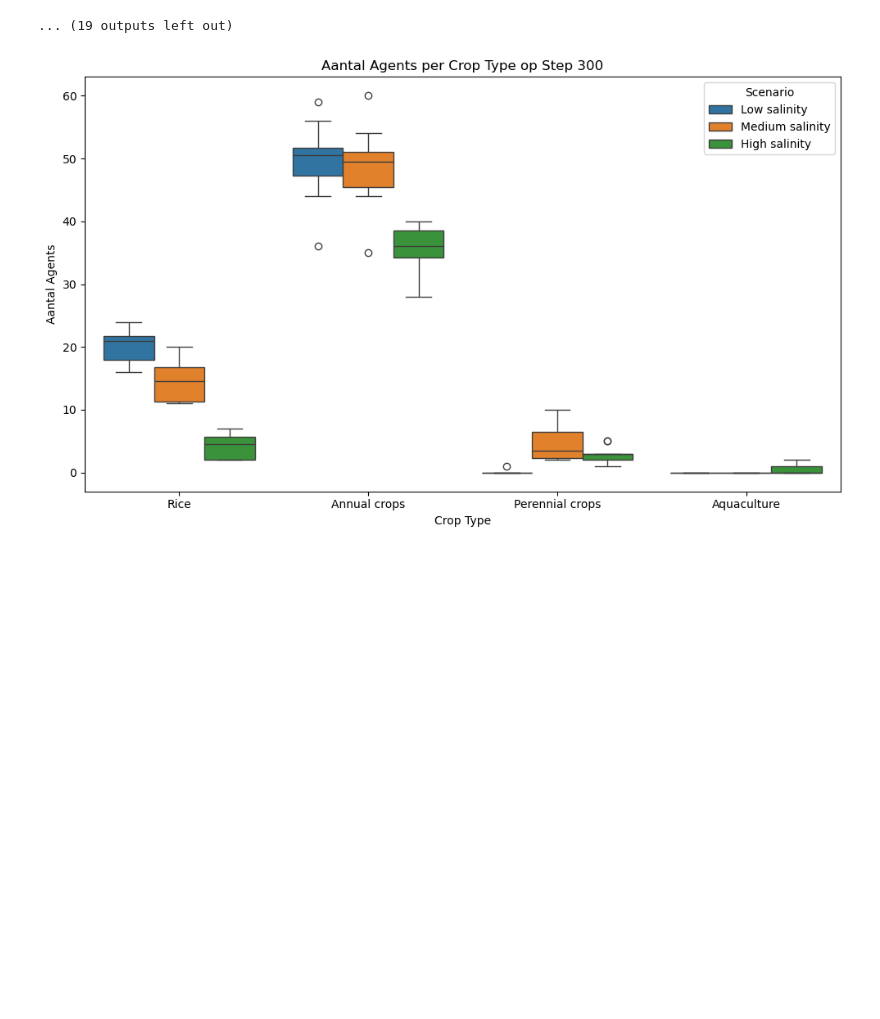
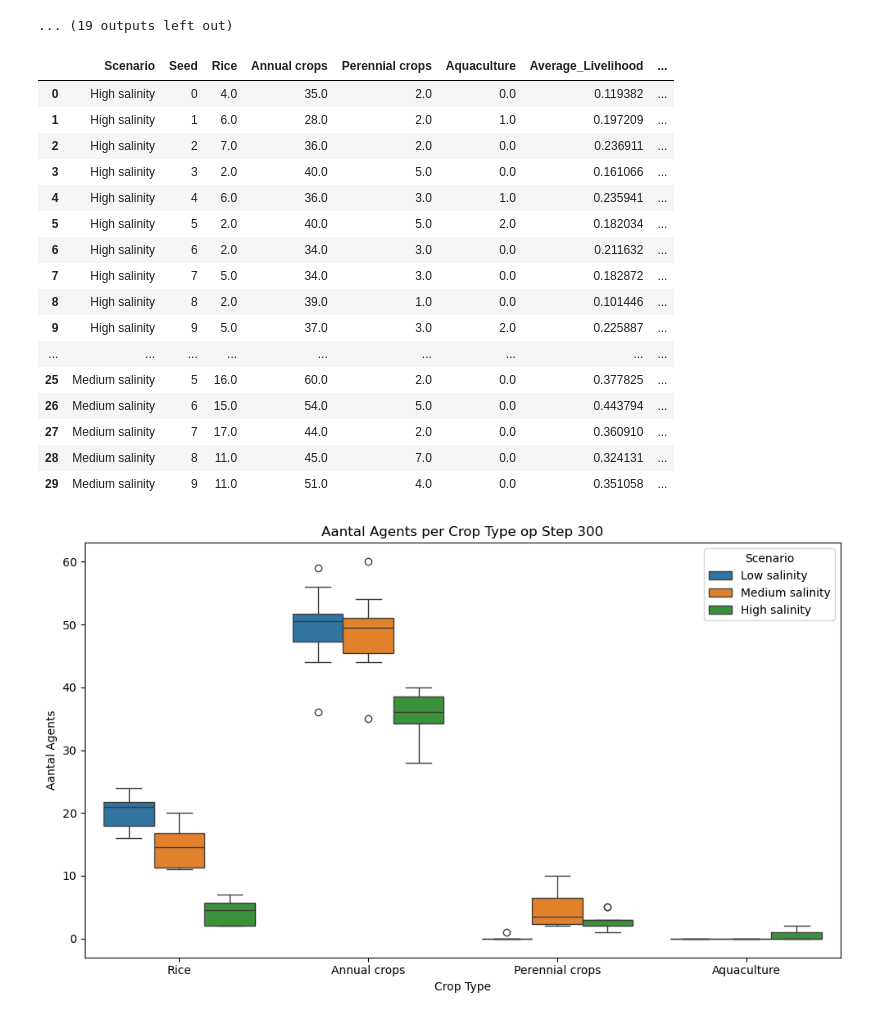
Before and after one commit to Juliettevanalst/Thesis, a Jupyter notebook: Model_Version3/Sensitivity_analysis.ipynb, the cells around one changed output. Drawn from its saved outputs; the diff is of its cells as text; code cells hidden in the pictures; blank space fills up the shorter version.

```diff
--- a/Model_Version3/Sensitivity_analysis.ipynb
+++ b/Model_Version3/Sensitivity_analysis.ipynb
@@ -269,6 +121,31 @@ shock is happening!!
 shock is happening!!
 There are 0 agents unassigned!!
 ... (19 outputs left out)
+# %%
+all_full
+all_full_grouped = all_full
+all_full_grouped = all_full_grouped.fillna(0)
+all_full_grouped = all_full_grouped.groupby(['Scenario', "Seed"]).sum()
+all_full_grouped = all_full_grouped.reset_index()
+all_full_grouped
+# %% [output]
+|  | Scenario | Seed | Rice | Annual crops | Perennial crops | Aquaculture | Average_Livelihood | ... |
+| 0 | High salinity | 0 | 4.0 | 35.0 | 2.0 | 0.0 | 0.119382 | ... |
+| 1 | High salinity | 1 | 6.0 | 28.0 | 2.0 | 1.0 | 0.197209 | ... |
+| 2 | High salinity | 2 | 7.0 | 36.0 | 2.0 | 0.0 | 0.236911 | ... |
+| 3 | High salinity | 3 | 2.0 | 40.0 | 5.0 | 0.0 | 0.161066 | ... |
+| 4 | High salinity | 4 | 6.0 | 36.0 | 3.0 | 1.0 | 0.235941 | ... |
+| 5 | High salinity | 5 | 2.0 | 40.0 | 5.0 | 2.0 | 0.182034 | ... |
+| 6 | High salinity | 6 | 2.0 | 34.0 | 3.0 | 0.0 | 0.211632 | ... |
+| 7 | High salinity | 7 | 5.0 | 34.0 | 3.0 | 0.0 | 0.182872 | ... |
+| 8 | High salinity | 8 | 2.0 | 39.0 | 1.0 | 0.0 | 0.101446 | ... |
+| 9 | High salinity | 9 | 5.0 | 37.0 | 3.0 | 2.0 | 0.225887 | ... |
+| ... | ... | ... | ... | ... | ... | ... | ... | ... |
+| 25 | Medium salinity | 5 | 16.0 | 60.0 | 2.0 | 0.0 | 0.377825 | ... |
+| 26 | Medium salinity | 6 | 15.0 | 54.0 | 5.0 | 0.0 | 0.443794 | ... |
+| 27 | Medium salinity | 7 | 17.0 | 44.0 | 2.0 | 0.0 | 0.360910 | ... |
+| 28 | Medium salinity | 8 | 11.0 | 45.0 | 7.0 | 0.0 | 0.324131 | ... |
+| 29 | Medium salinity | 9 | 11.0 | 51.0 | 4.0 | 0.0 | 0.351058 | ... |
 # %%
 import matplotlib.pyplot as plt
 import seaborn as sns
```
Also changed, not shown: parts of 11 cells of this notebook, 1 other file.
